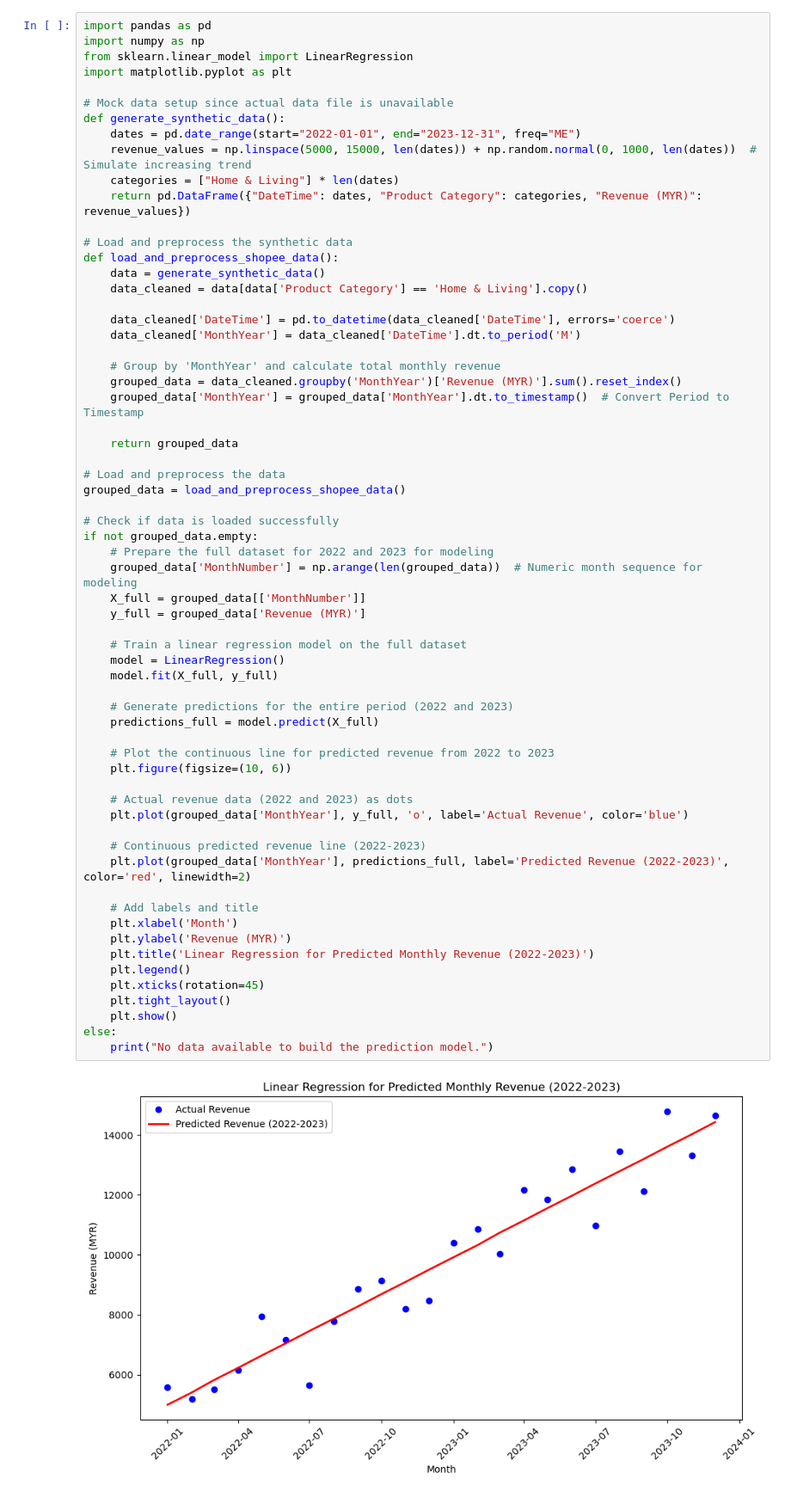
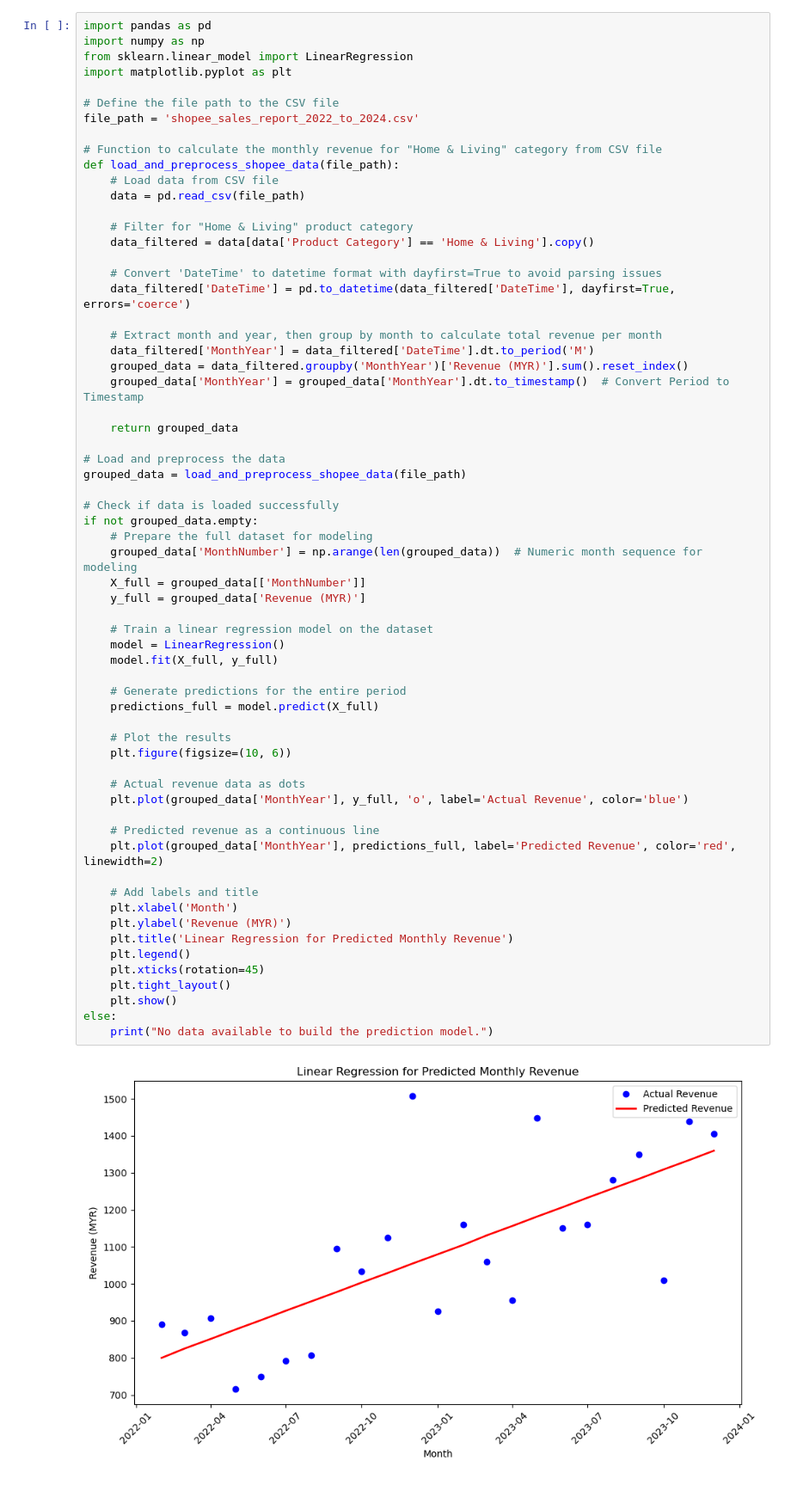
Before and after one commit to poohbae/BigData, a Jupyter notebook: Linear Regression.ipynb, the cells around one changed output. Shown: that part at 86% size. Cells and saved outputs as stored; diff of their text form.

```diff
--- a/Linear Regression.ipynb
+++ b/Linear Regression.ipynb
@@ -4,62 +4,62 @@ import numpy as np
 from sklearn.linear_model import LinearRegression
 import matplotlib.pyplot as plt
 
-# Mock data setup since actual data file is unavailable
-def generate_synthetic_data():
-    dates = pd.date_range(start="2022-01-01", end="2023-12-31", freq="ME")
-    revenue_values = np.linspace(5000, 15000, len(dates)) + np.random.normal(0, 1000, len(dates))  # Simulate increasing trend
-    categories = ["Home & Living"] * len(dates)
-    return pd.DataFrame({"DateTime": dates, "Product Category": categories, "Revenue (MYR)": revenue_values})
+# Define the file path to the CSV file
+file_path = 'shopee_sales_report_2022_to_2024.csv'
 
-# Load and preprocess the synthetic data
-def load_and_preprocess_shopee_data():
-    data = generate_synthetic_data()
-    data_cleaned = data[data['Product Category'] == 'Home & Living'].copy()
+# Function to calculate the monthly revenue for "Home & Living" category from CSV file
+def load_and_preprocess_shopee_data(file_path):
+    # Load data from CSV file
+    data = pd.read_csv(file_path)
 
-    data_cleaned['DateTime'] = pd.to_datetime(data_cleaned['DateTime'], errors='coerce')
-    data_cleaned['MonthYear'] = data_cleaned['DateTime'].dt.to_period('M')
+    # Filter for "Home & Living" product category
+    data_filtered = data[data['Product Category'] == 'Home & Living'].copy()
 
-    # Group by 'MonthYear' and calculate total monthly revenue
-    grouped_data = data_cleaned.groupby('MonthYear')['Revenue (MYR)'].sum().reset_index()
+    # Convert 'DateTime' to datetime format with dayfirst=True to avoid parsing issues
+    data_filtered['DateTime'] = pd.to_datetime(data_filtered['DateTime'], dayfirst=True, errors='coerce')
+
+    # Extract month and year, then group by month to calculate total revenue per month
+    data_filtered['MonthYear'] = data_filtered['DateTime'].dt.to_period('M')
+    grouped_data = data_filtered.groupby('MonthYear')['Revenue (MYR)'].sum().reset_index()
     grouped_data['MonthYear'] = grouped_data['MonthYear'].dt.to_timestamp()  # Convert Period to Timestamp
 
     return grouped_data
 
 # Load and preprocess the data
-grouped_data = load_and_preprocess_shopee_data()
+grouped_data = load_and_preprocess_shopee_data(file_path)
 
 # Check if data is loaded successfully
 if not grouped_data.empty:
-    # Prepare the full dataset for 2022 and 2023 for modeling
+    # Prepare the full dataset for modeling
     grouped_data['MonthNumber'] = np.arange(len(grouped_data))  # Numeric month sequence for modeling
     X_full = grouped_data[['MonthNumber']]
     y_full = grouped_data['Revenue (MYR)']
 
-    # Train a linear regression model on the full dataset
+    # Train a linear regression model on the dataset
     model = LinearRegression()
     model.fit(X_full, y_full)
 
-    # Generate predictions for the entire period (2022 and 2023)
+    # Generate predictions for the entire period
     predictions_full = model.predict(X_full)
 
-    # Plot the continuous line for predicted revenue from 2022 to 2023
+    # Plot the results
     plt.figure(figsize=(10, 6))
 
-    # Actual revenue data (2022 and 2023) as dots
+    # Actual revenue data as dots
     plt.plot(grouped_data['MonthYear'], y_full, 'o', label='Actual Revenue', color='blue')
 
-    # Continuous predicted revenue line (2022-2023)
-    plt.plot(grouped_data['MonthYear'], predictions_full, label='Predicted Revenue (2022-2023)', color='red', linewidth=2)
+    # Predicted revenue as a continuous line
+    plt.plot(grouped_data['MonthYear'], predictions_full, label='Predicted Revenue', color='red', linewidth=2)
 
     # Add labels and title
     plt.xlabel('Month')
     plt.ylabel('Revenue (MYR)')
-    plt.title('Linear Regression for Predicted Monthly Revenue (2022-2023)')
+    plt.title('Linear Regression for Predicted Monthly Revenue')
     plt.legend()
     plt.xticks(rotation=45)
     plt.tight_layout()
     plt.show()
 else:
     print("No data available to build the prediction model.")
 # %% [output]
-[figure, old version]
+[figure, new version]
```
Also changed, not shown: 1 other file.
